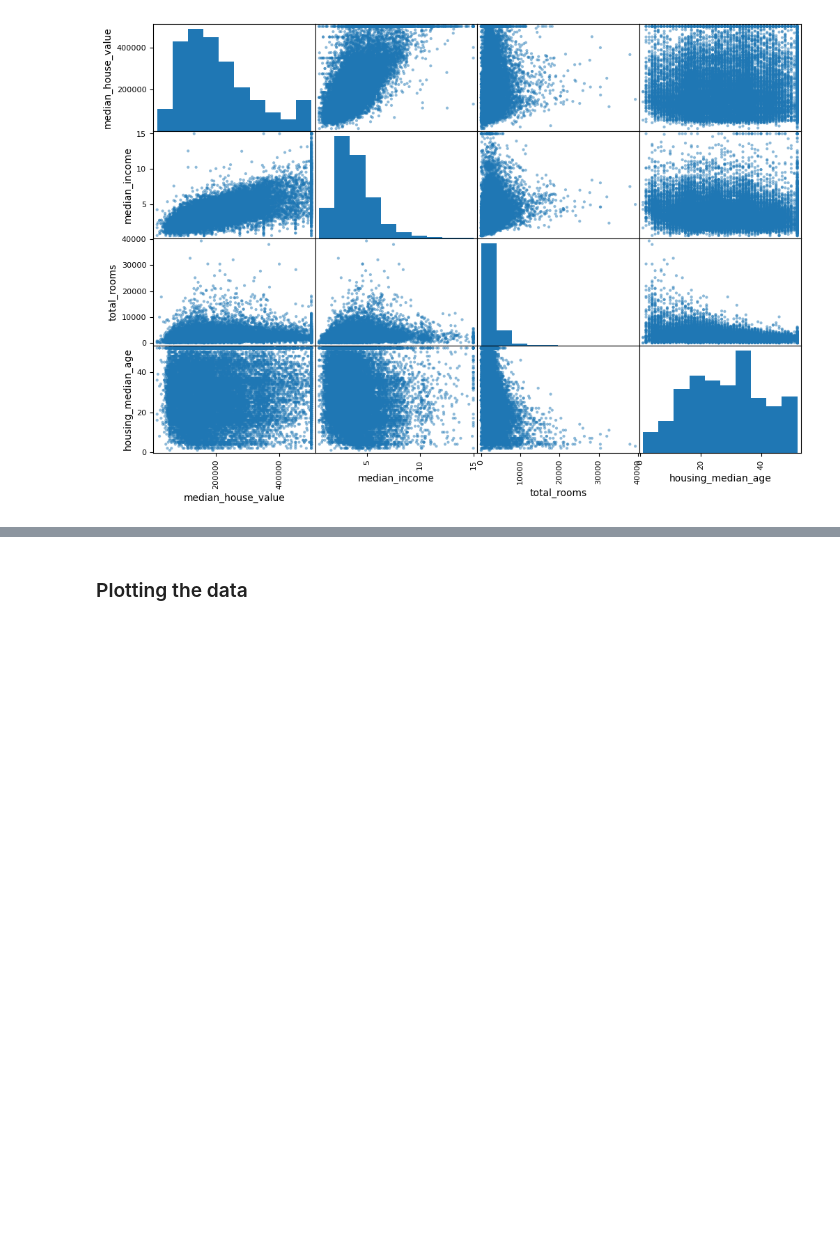
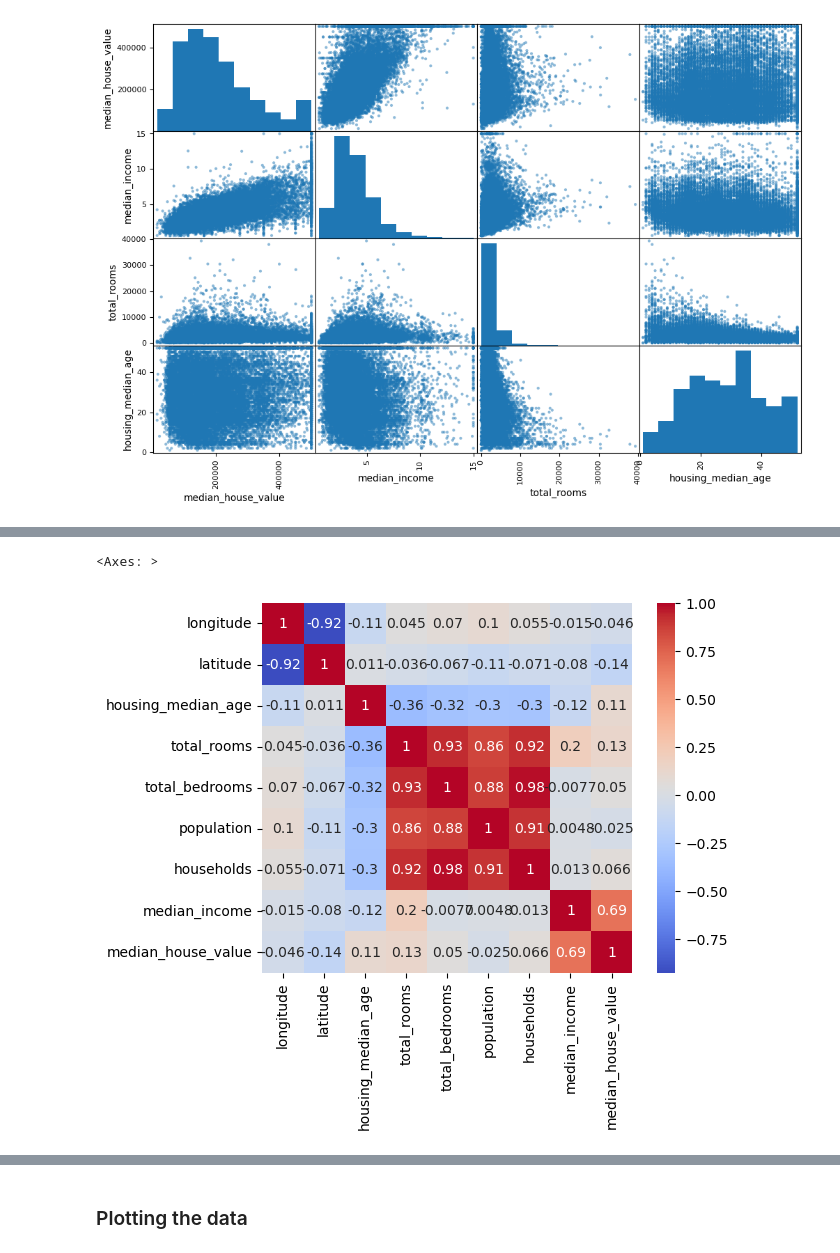
Before and after one commit to imMoya/surrogate_training, a Jupyter notebook: src/1_data_analysis.ipynb, the cells around one changed output, grey strips where cells are left out. Saved outputs shown, nothing was run; the diff lists cells and outputs as text; code cells hidden in the pictures; blank space fills up the shorter version.

Commit message:
feat: added corr matrix plot

```diff
--- a/src/1_data_analysis.ipynb
+++ b/src/1_data_analysis.ipynb
@@ -157,3 +165,9 @@ df[numeric_columns].corr()
 | households | 0.055310 | -0.071035 | -0.302916 | 0.918484 | 0.979728 | 0.907222 | 1.000000 | ... |
 | median_income | -0.015176 | -0.079809 | -0.119034 | 0.198050 | -0.007723 | 0.004834 | 0.013033 | ... |
 | median_house_value | -0.045967 | -0.144160 | 0.105623 | 0.134153 | 0.049686 | -0.024650 | 0.065843 | ... |
+# %%
+correlation_matrix = df[numeric_columns].corr()#df[["housing_median_age", "total_rooms", "total_bedrooms", "population", "households", "median_income", "median_house_value"]].corr()
+sns.heatmap(correlation_matrix, annot=True, cmap='coolwarm', square=True)
+# %% [output]
+<Axes: >
+[figure, added]
```
Also changed, not shown: parts of 3 cells of this notebook.
